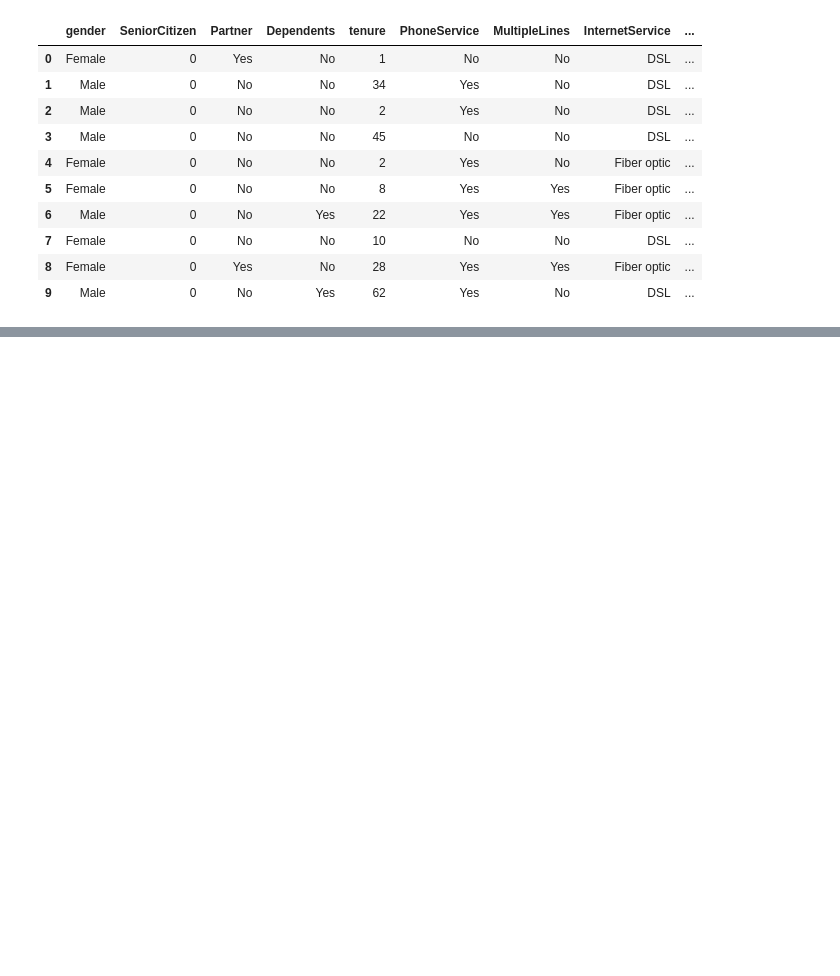
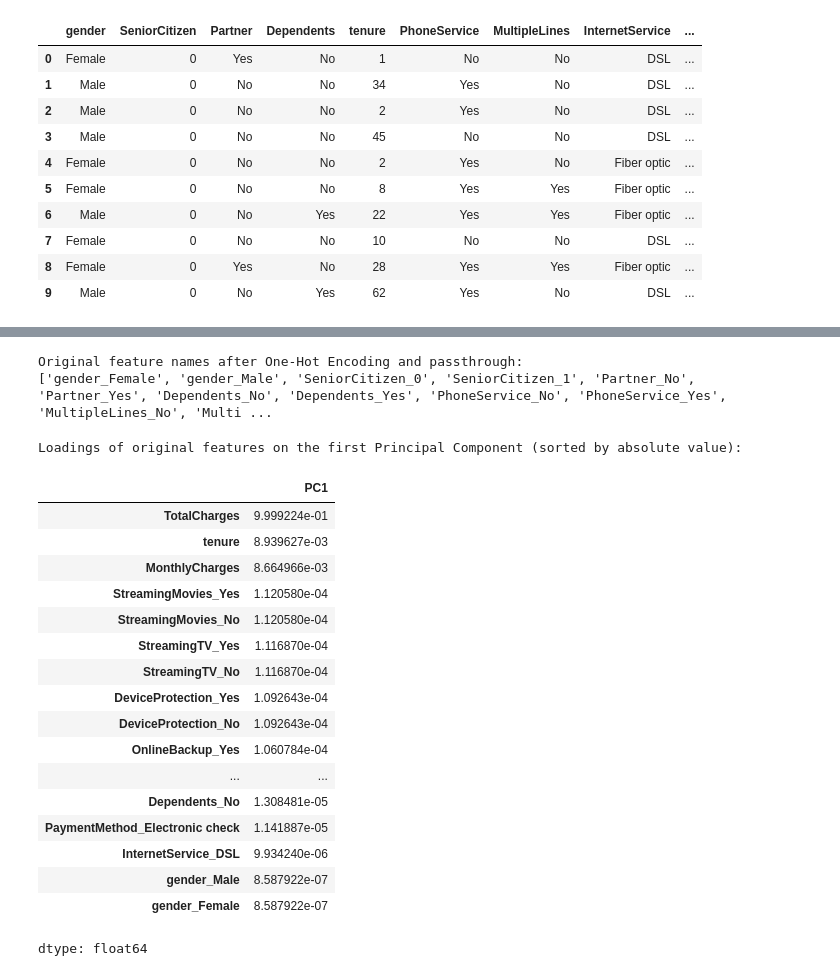
Before and after one commit to leocyr/UWaterloo_Group01, a Jupyter notebook: assignment_Group01.ipynb, the cells around one changed output, grey strips where cells are left out. Cells and saved outputs as stored; diff of their text form; code cells hidden in the pictures; blank space fills up the shorter version.

```diff
--- a/assignment_Group01.ipynb
+++ b/assignment_Group01.ipynb
@@ -164,0 +345,10 @@ df_cleantelco.head(10)
+# %%
+from sklearn.model_selection import train_test_split
+
+X_train, X_test, y_train, y_test = train_test_split(X, y, test_size=0.2, random_state=42)
+
+print("Data preparation and splitting complete.")
+print(f"X_train shape: {X_train.shape}")
+print(f"X_test shape: {X_test.shape}")
+print(f"y_train shape: {y_train.shape}")
+print(f"y_test shape: {y_test.shape}")
@@ -164,0 +403,54 @@ df_cleantelco.head(10)
+# %%
+# Get full list of feature names from
+# the ColumnTransformer "ct", created as a result of One-Hot Encoding.
+def get_feature_names(column_transformer):
+    output_features = []
+    for name, estimator, features in column_transformer.transformers_:
+        if name == 'passthrough':
+            output_features.extend(features)
+        elif hasattr(estimator, 'get_feature_names_out'):
+            output_features.extend(estimator.get_feature_names_out(features))
+        else:
+            output_features.extend(features) # Fallback for estimators without get_feature_names_out
+    return output_features
+
+feature_names = get_feature_names(ct)
+
+print("Original feature names after One-Hot Encoding and passthrough:")
+print(feature_names)
+# %% [output]
+Original feature names after One-Hot Encoding and passthrough:
+['gender_Female', 'gender_Male', 'SeniorCitizen_0', 'SeniorCitizen_1', 'Partner_No', 'Partner_Yes', 'Dependents_No', 'Dependents_Yes', 'PhoneService_No', 'PhoneService_Yes', 'MultipleLines_No', 'Multi ...
+# %%
+# Display the loadings of the single principal component
+# The pca.components_ array has shape (n_components, n_features)
+# Since n_components_ is 1, pca.components_[0] will give the loadings for
+# the first (and only) principal component.
+
+if pca.n_components_ > 0:
+    loadings = pd.DataFrame(pca.components_.T, columns=[f'PC{i+1}' for i in range(pca.n_components_)], index=feature_names)
+    # Sort by absolute value to see the most influential features
+    print("\nLoadings of original features on the first Principal Component (sorted by absolute value):")
+    display(loadings['PC1'].abs().sort_values(ascending=False))
+else:
+    print("No principal components were retained.")
+# %% [output]
+Loadings of original features on the first Principal Component (sorted by absolute value):
+|  | PC1 |
+| TotalCharges | 9.999224e-01 |
+| tenure | 8.939627e-03 |
+| MonthlyCharges | 8.664966e-03 |
+| StreamingMovies_Yes | 1.120580e-04 |
+| StreamingMovies_No | 1.120580e-04 |
+| StreamingTV_Yes | 1.116870e-04 |
+| StreamingTV_No | 1.116870e-04 |
+| DeviceProtection_Yes | 1.092643e-04 |
+| DeviceProtection_No | 1.092643e-04 |
+| OnlineBackup_Yes | 1.060784e-04 |
+| ... | ... |
+| Dependents_No | 1.308481e-05 |
+| PaymentMethod_Electronic check | 1.141887e-05 |
+| InternetService_DSL | 9.934240e-06 |
+| gender_Male | 8.587922e-07 |
+| gender_Female | 8.587922e-07 |
+dtype: float64
```
Also changed, not shown: parts of 20 cells of this notebook.
